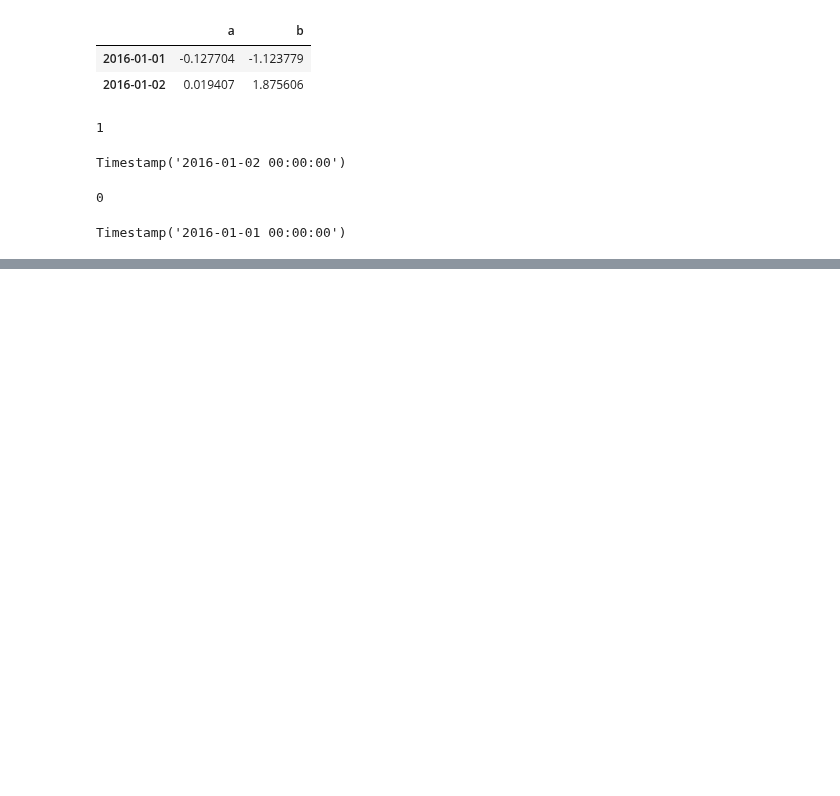
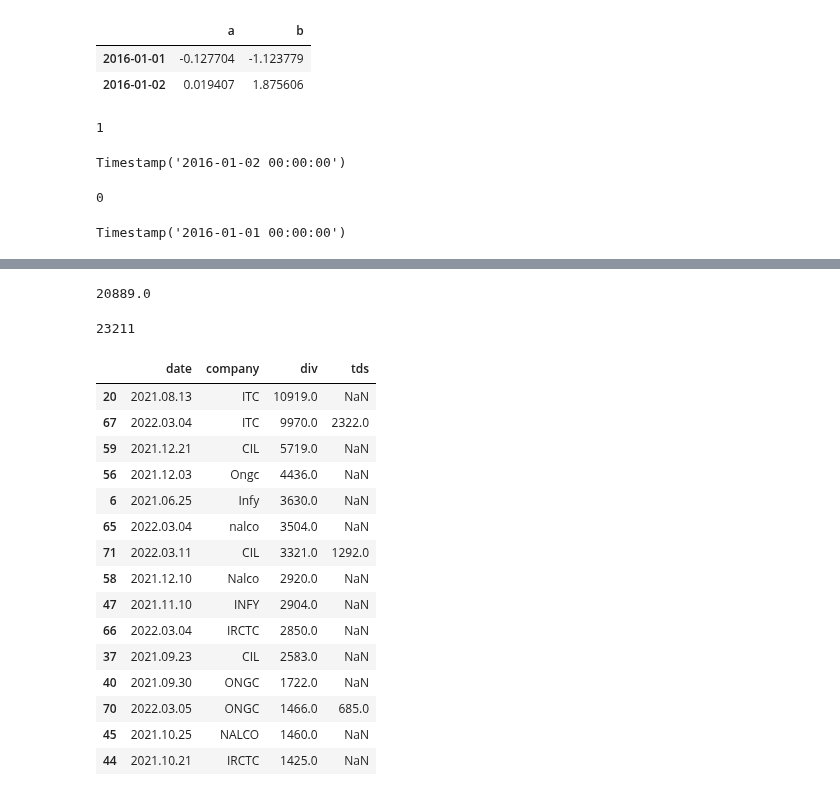
Before and after one commit to UtsavParashar/PythonProblems, a Jupyter notebook: Finance/PythonForFinance.ipynb, the cells around one changed output, grey strips where cells are left out. Cells and saved outputs as stored; diff of their text form; code cells hidden in the pictures; blank space fills up the shorter version.

```diff
--- a/Finance/PythonForFinance.ipynb
+++ b/Finance/PythonForFinance.ipynb
@@ -173,0 +264,2 @@ Timestamp('2016-01-01 00:00:00')
+# %%
+df = pd.read_csv('/Users/utsav/Downloads/dividend_2021_22.csv')
@@ -173,0 +275,27 @@ Timestamp('2016-01-01 00:00:00')
+# %%
+df.query("company == 'ITC'")['div'].agg('sum')
+# %% [output]
+20889.0
+# %%
+20889+2322
+# %% [output]
+23211
+# %%
+df.sort_values(by='div', ascending=False)[:15]
+# %% [output]
+|  | date | company | div | tds |
+| 20 | 2021.08.13 | ITC | 10919.0 | NaN |
+| 67 | 2022.03.04 | ITC | 9970.0 | 2322.0 |
+| 59 | 2021.12.21 | CIL | 5719.0 | NaN |
+| 56 | 2021.12.03 | Ongc | 4436.0 | NaN |
+| 6 | 2021.06.25 | Infy | 3630.0 | NaN |
+| 65 | 2022.03.04 | nalco | 3504.0 | NaN |
+| 71 | 2022.03.11 | CIL | 3321.0 | 1292.0 |
+| 58 | 2021.12.10 | Nalco | 2920.0 | NaN |
+| 47 | 2021.11.10 | INFY | 2904.0 | NaN |
+| 66 | 2022.03.04 | IRCTC | 2850.0 | NaN |
+| 37 | 2021.09.23 | CIL | 2583.0 | NaN |
+| 40 | 2021.09.30 | ONGC | 1722.0 | NaN |
+| 70 | 2022.03.05 | ONGC | 1466.0 | 685.0 |
+| 45 | 2021.10.25 | NALCO | 1460.0 | NaN |
+| 44 | 2021.10.21 | IRCTC | 1425.0 | NaN |
```
Also changed, not shown: parts of 23 cells of this notebook, 2 other files.
